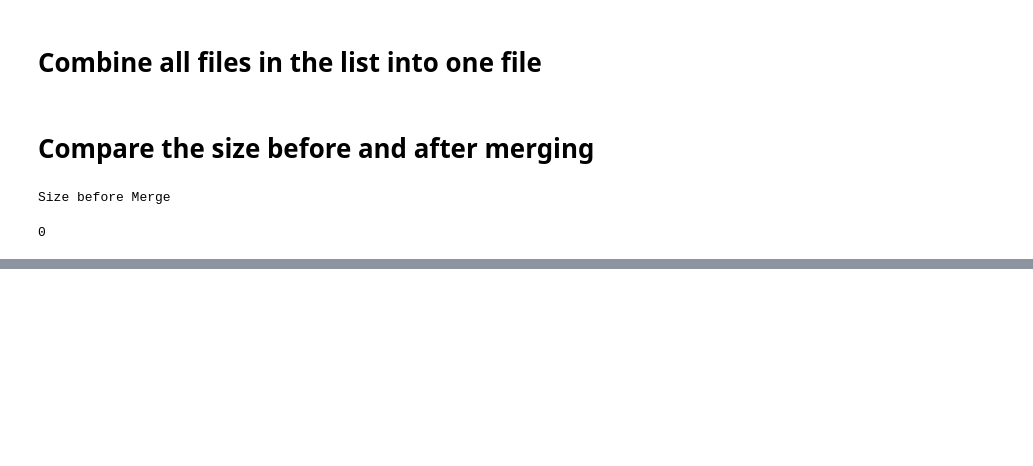
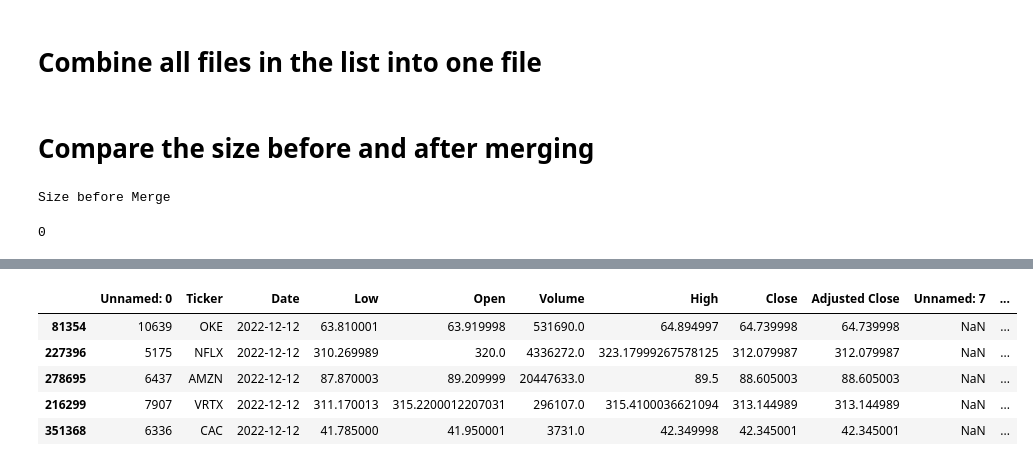
Before and after one commit to sayedmcmaster/stock-price-prediction-using-graph-convolutional-neural-networks, a Jupyter notebook: merge-only-matching-csv-files-with-python.ipynb, the cells around one changed output, grey strips where cells are left out. Drawn from its saved outputs; the diff is of its cells as text; code cells hidden in the pictures; blank space fills up the shorter version.

```diff
--- a/merge-only-matching-csv-files-with-python.ipynb
+++ b/merge-only-matching-csv-files-with-python.ipynb
@@ -202,0 +235,19 @@ df.T
+# %%
+# find dates of the stock prices
+import datetime
+
+max_date_to_work_with = datetime.date(2025,1,1);
+
+for f in list_of_files_to_process:
+    f = f + ".csv";
+
+    file_exists = exists(modified + f)
+    if file_exists:
+
+        df_s = pd.read_csv(modified + f, parse_dates=['Date'], dayfirst=True)
+
+        max_ticker = max(df_s['Date'])
+        print(f, max_date_to_work_with);
+        if (pd.Timestamp(max_ticker) < pd.Timestamp(max_date_to_work_with)):
+            max_date_to_work_with = max_ticker
+            print(f, max_date_to_work_with);
@@ -202,0 +307,11 @@ df.T
+# %%
+df = df[ df['Date'] <= max_date_to_work_with ]
+df.head()
+df.tail()
+# %% [output]
+|  | Unnamed: 0 | Ticker | Date | Low | Open | Volume | High | Close | Adjusted Close | Unnamed: 7 | ... |
+| 81354 | 10639 | OKE | 2022-12-12 | 63.810001 | 63.919998 | 531690.0 | 64.894997 | 64.739998 | 64.739998 | NaN | ... |
+| 227396 | 5175 | NFLX | 2022-12-12 | 310.269989 | 320.0 | 4336272.0 | 323.17999267578125 | 312.079987 | 312.079987 | NaN | ... |
+| 278695 | 6437 | AMZN | 2022-12-12 | 87.870003 | 89.209999 | 20447633.0 | 89.5 | 88.605003 | 88.605003 | NaN | ... |
+| 216299 | 7907 | VRTX | 2022-12-12 | 311.170013 | 315.2200012207031 | 296107.0 | 315.4100036621094 | 313.144989 | 313.144989 | NaN | ... |
+| 351368 | 6336 | CAC | 2022-12-12 | 41.785000 | 41.950001 | 3731.0 | 42.349998 | 42.345001 | 42.345001 | NaN | ... |
```
Also changed, not shown: parts of 12 cells of this notebook, 4 other files.
